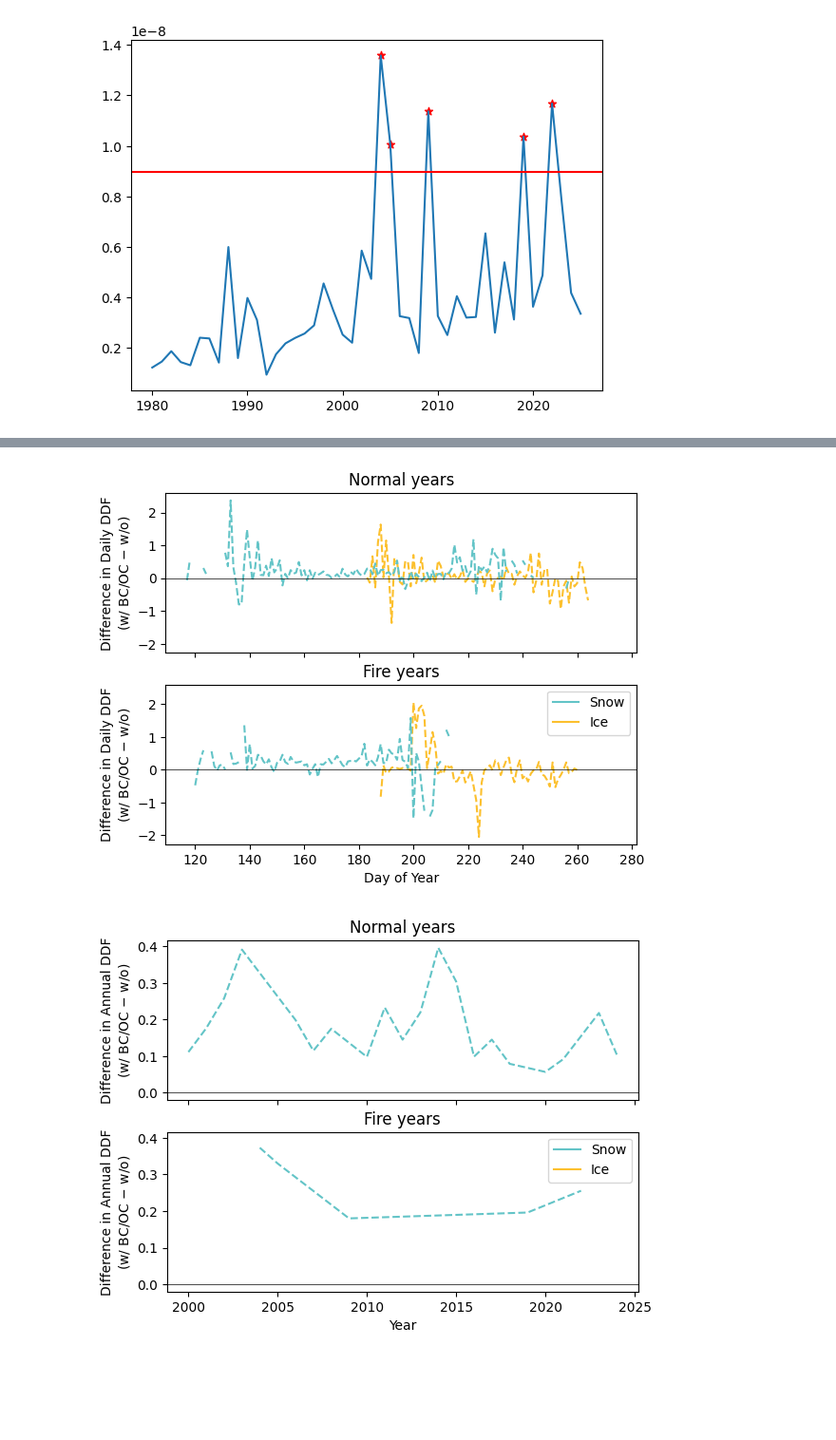
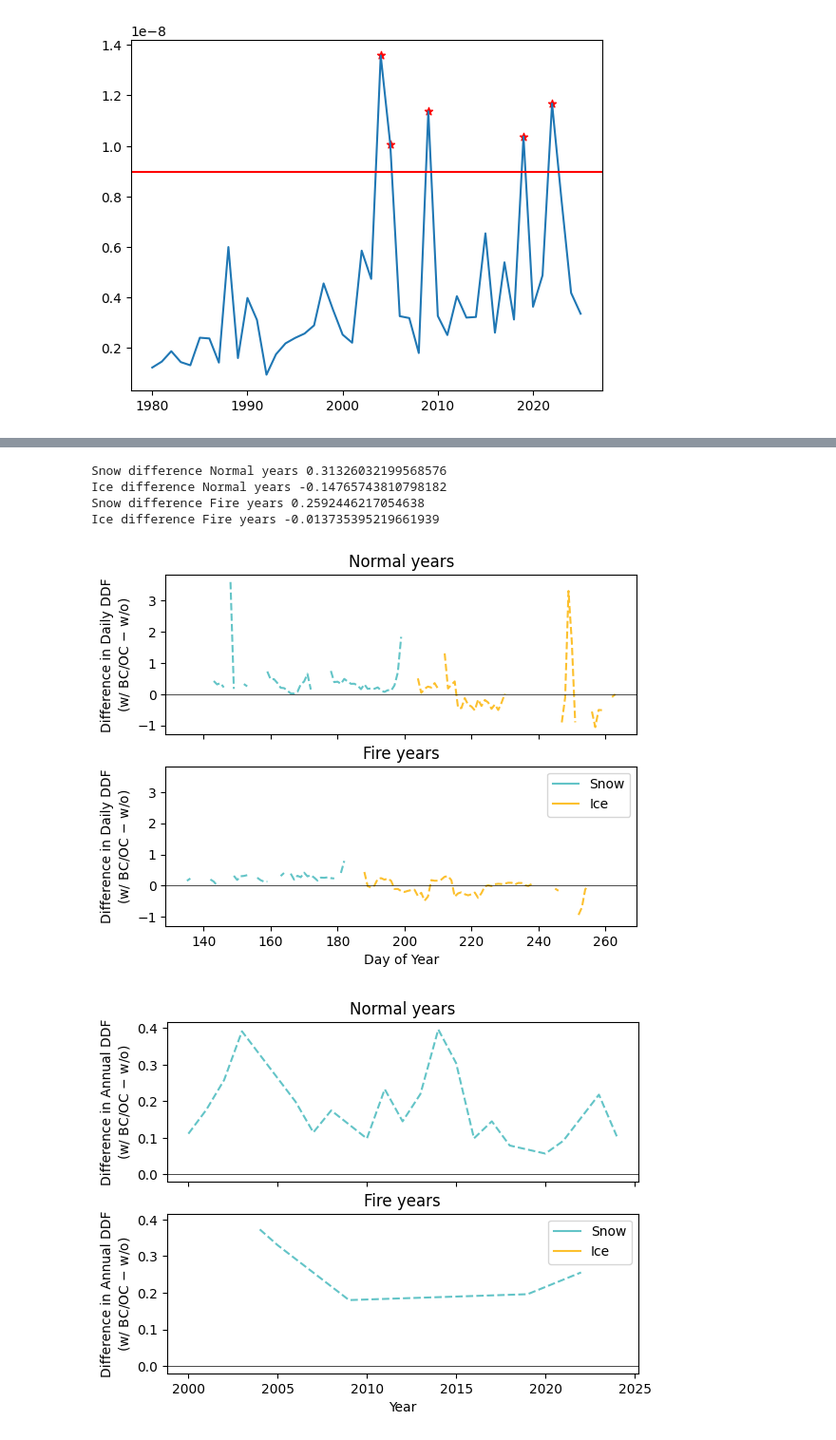
Before and after one commit to clairevwilson/PEBSI, a Jupyter notebook: ddf_proj.ipynb, the cells around one changed output, grey strips where cells are left out. Shown at 95% size. Drawn from its saved outputs; the diff is of its cells as text; code cells hidden in the pictures; blank space fills up the shorter version.

```diff
--- a/ddf_proj.ipynb
+++ b/ddf_proj.ipynb
@@ -125,0 +127,16 @@ plt.savefig('/trace/group/rounce/cvwilson/Output/bc_albedo.png',dpi=300, bbox_in
+# %%
+site = 'B'
+ds_base = xr.open_dataset(f'../Output/gulkanaB_2025_12_10_0.nc')
+ds_noBCOC = xr.open_dataset(f'../Output/gulkanaB_2025_12_10_1.nc')
+
+cmap = plt.colormaps.get_cmap('viridis')
+norm = mpl.colors.Normalize(vmin=2000, vmax=2025)
+for year in [2024]: # np.arange(2000, 2026):
+    melt_dict = {}
+    for i, ds in enumerate([ds_base, ds_noBCOC]):
+        subset = ds.sel(time=slice(f'{year}-07-01',f'{year}-08-20'))
+        melt = subset.where(subset.layerdensity.isel(layer=0) > 899).sensible
+        melt_dict[i] = melt
+    print(melt.time.values[~np.isnan(melt.values)])
+    plt.plot(pd.to_datetime(melt.time.values), melt_dict[1].values - melt_dict[0].values,color=cmap(norm(year)))
+plt.show()
@@ -134,7 +170,7 @@ for plot_type in ['difference', ]: # 'values',
         linestyles = ['-','--']
 
         for ax, years, label in zip(axes,
-                                    [base_years, fire_years],
+                                    [[2006], [2004]],
                                     ['Normal years', 'Fire years']):
 
             x_ice = []
@@ -148,7 +184,7 @@ for plot_type in ['difference', ]: # 'values',
                 ddfs_ice = []
 
                 for year in years:
-                    if year < 2000 or year > 2024:
+                    if year < 2000:
                         continue
 
                     # slice to Apr 1 – Oct 1 for that year
@@ -156,54 +192,62 @@ for plot_type in ['difference', ]: # 'values',
                     melt = subset['melt'].resample(time='1D').sum() * 1000
                     PDDs = subset['airtemp'].resample(time='1D').mean().clip(min=0)
                     albedo = subset['albedo'].resample(time='1D').mean()
+                    layertype = subset['layertype'].isel(layer=0).resample(time='1D').median().astype(int)
+                    layertype = subset['layertype'].isel(layer=0).resample(time='1D').median().astype(int)
 
-                    condition = (melt > 10) & (albedo > 0.486)
+                    condition = (melt > 10) & (layertype < 2)
                     daily_ddf = (melt / PDDs).where(condition)
                     ddfs_snow.append(daily_ddf)
 
-                    condition = (albedo <= 0.486)
+                    condition = (layertype > 1)
                     daily_ddf = (melt / PDDs).where(condition)
                     ddfs_ice.append(daily_ddf)
 
                 # concat across years and average by DOY
                 all_ddf_snow = xr.concat(ddfs_snow, dim="time")
-                median_ddf_snow = all_ddf_snow.groupby("time.dayofyear").median()
+                median_ddf_snow = all_ddf_snow.groupby("time.dayofyear").mean()
                 all_ddf_ice = xr.concat(ddfs_ice, dim="time")
-                median_ddf_ice = all_ddf_ice.groupby("time.dayofyear").median()
+                median_ddf_ice = all_ddf_ice.groupby("time.dayofyear").mean()
 
                 # plot one line per category
                 if plot_type == 'values':
                     ax.plot(median_ddf_snow['dayofyear'], median_ddf_snow,
                             color=colors[0], linestyle=ls)
                     ax.plot(median_ddf_ice['dayofyear'], median_ddf_ice,
                             color=colors[1], linestyle=ls)
                 elif plot_type == 'difference':
-                    x_snow.append(median_ddf_snow['dayofyear'])
-                    x_ice.append(median_ddf_ice['dayofyear'])
-                    y_snow.append(median_ddf_snow )
-                    y_ice.append(median_ddf_ice)
+                    x_snow.append(median_ddf_snow['dayofyear'].values)
+                    x_ice.append(median_ddf_ice['dayofyear'].values)
+                    y_snow.append(median_ddf_snow.values)
+                    y_ice.append(median_ddf_ice.values)
                 if ls == '-':
                     ax.plot(np.nan, np.nan, color=colors[0], label=f'Snow')
                     ax.plot(np.nan, np.nan, color=colors[1], label=f'Ice')
             if plot_type == 'difference':
                 ax.plot(x_ice[0], y_ice[1] - y_ice[0],
                             color=colors[1], linestyle=ls)
                 ax.plot(x_snow[0], y_snow[1] - y_snow[0],
                         color=colors[0], linestyle=ls)
+                print('Snow difference', label, np.nanmedian(y_snow[1] - y_snow[0]))
+                print('Ice difference', label, np.nanmedian(y_ice[1] - y_ice[0]))
                 ax.axhline(0, color='k', linewidth=0.5)
             ax.set_title(label)
 
     ax.set_xlabel("Day of Year")
     ylabel = 'Daily DDF' if plot_type != 'difference' else 'Difference in Daily DDF\n(w/ BC/OC $-$ w/o)'
     ax.set_ylabel(ylabel)
     axes[0].set_ylabel(ylabel)
     if plot_type != 'difference':
         ax.plot(np.nan, np.nan, color='gray', linestyle='-', label='With BC/OC')
         ax.plot(np.nan, np.nan, color='gray', linestyle='--', label='No BC/OC')
     ax.legend()
     plt.show()
 # %% [output]
+Snow difference Normal years 0.31326032199568576
+Ice difference Normal years -0.14765743810798182
+Snow difference Fire years 0.2592446217054638
+Ice difference Fire years -0.013735395219661939
-[figure, old version]
+[figure, new version]
 # %%
 plot_type = 'difference'
 fig, axes = plt.subplots(2, sharex=True, sharey=True)
```
Also changed, not shown: parts of 5 cells of this notebook.
